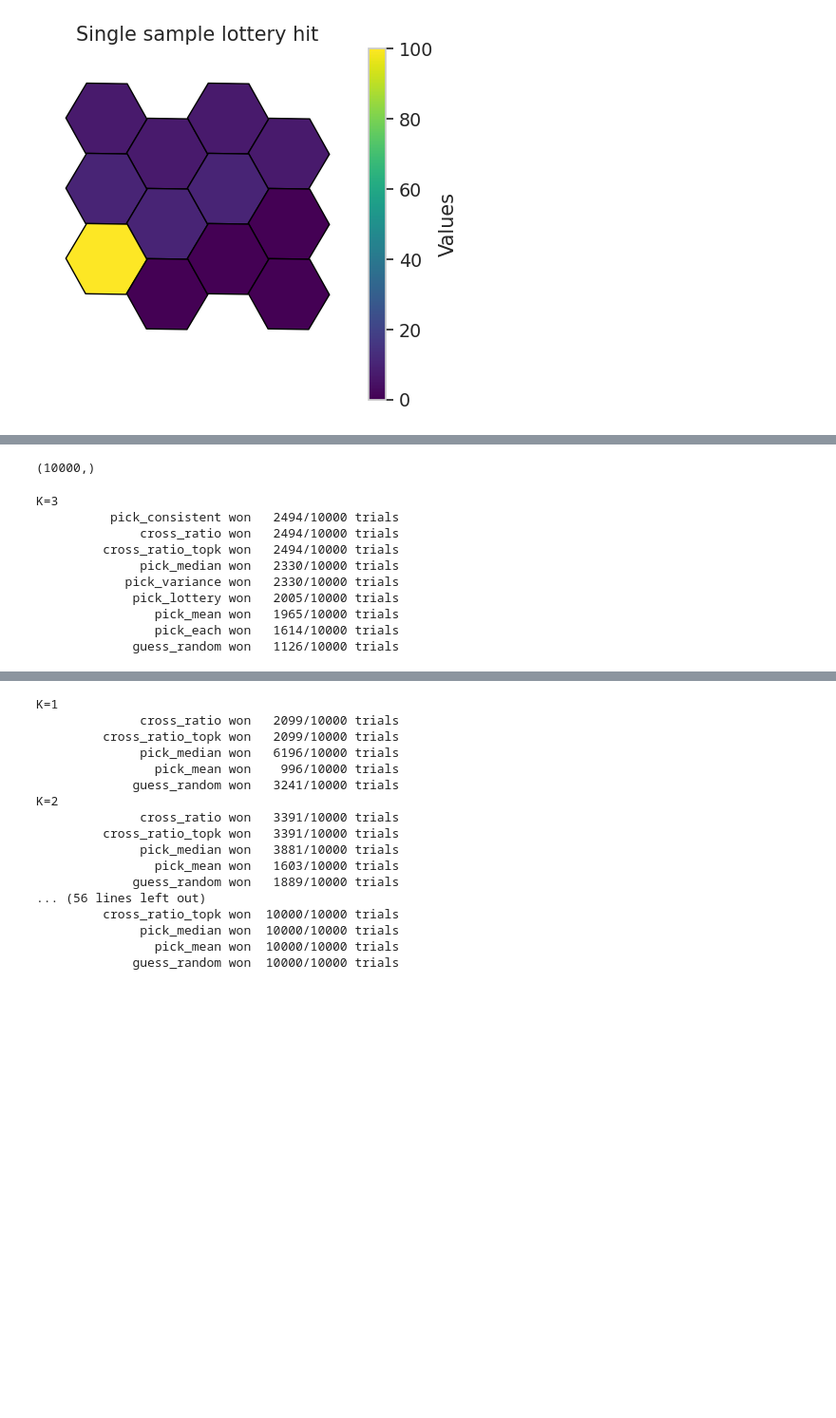
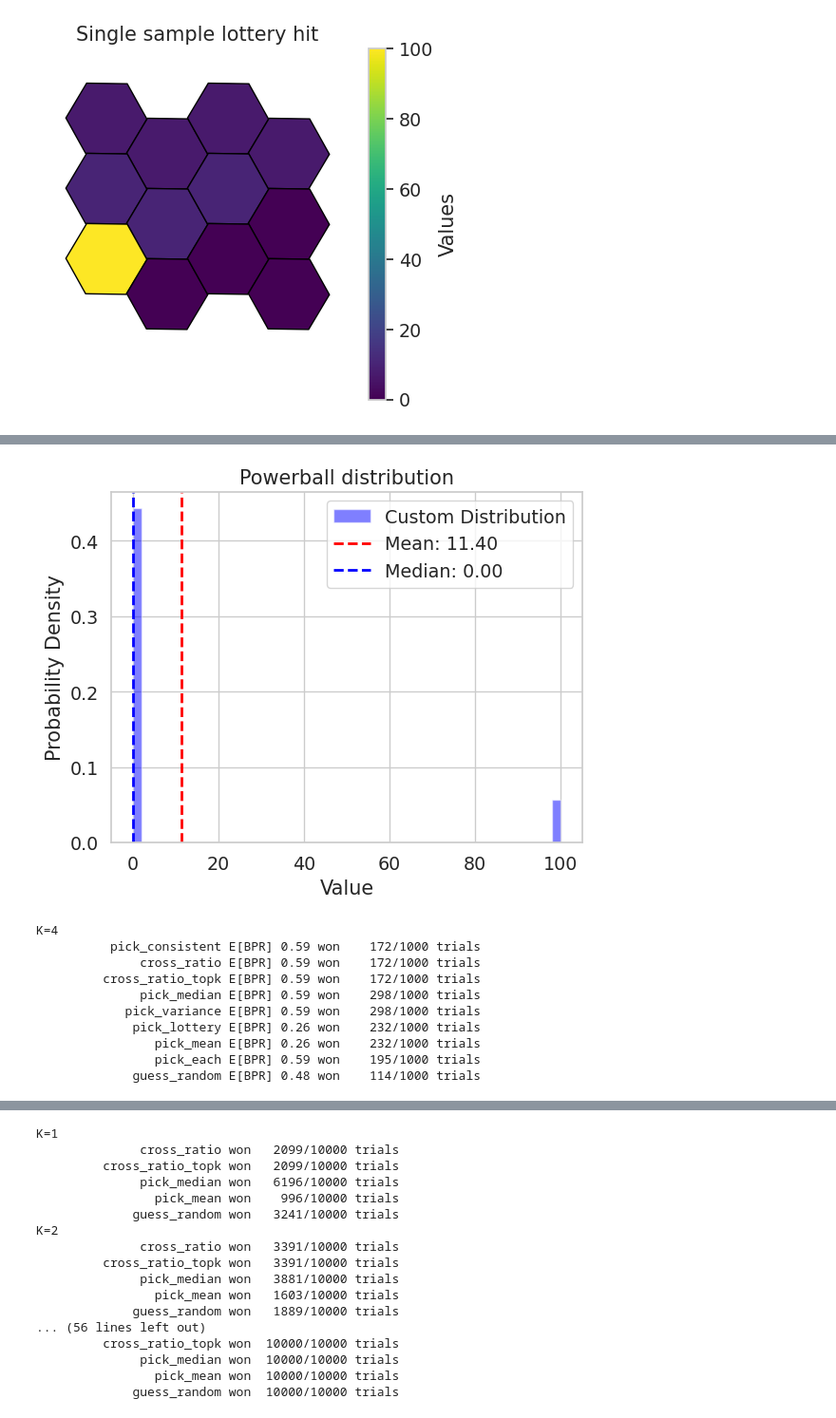
Before and after one commit to kheuton/prob_diff_topk, a Jupyter notebook: synth_data.ipynb, the cells around one changed output, grey strips where cells are left out. Shown at 95% size. Saved outputs shown, nothing was run; the diff lists cells and outputs as text; code cells hidden in the pictures; blank space fills up the shorter version.

```diff
--- a/synth_data.ipynb
+++ b/synth_data.ipynb
@@ -39,2 +46,6 @@ sample_and_plot(dist_N, size=1000, average=False, index=-6, title='Single sample
+# %%
+plot_dist(powerball_4[0], title='Powerball distribution')
+# %% [output]
+[figure, added]
 # %%
 def calc_bpr_many_trials(
@@ -125,19 +139,18 @@ def calc_bpr_many_trials(
 
     return numer_R / denom_R
 # %%
-result = calc_bpr_many_trials(dist_N)
-result.shape
+#result = calc_bpr_many_trials(dist_N)
+#result.shape
-# %% [output]
-(10000,)
 # %%
 mnames = ['pick_consistent','cross_ratio', 'cross_ratio_topk','pick_median','pick_variance','pick_lottery', 'pick_mean', 'pick_each', 'guess_random']
-R = 10000
-K=3
+R = 1000
+S = 1000
+K=4
 
 scores_MR = np.zeros((9, R))
 for mm, method in enumerate(mnames):
     scores_MR[mm] = calc_bpr_many_trials(
-        dist_N, K=K, n_trials=R, strategy=method)
+        dist_N, K=K, n_trials=R, s_samples=S, strategy=method)
 
 winscore_1R = scores_MR.max(axis=0, keepdims=1)
 
@@ -145,15 +158,15 @@ winners_MR = np.abs(scores_MR - winscore_1R) < 0.02
 
 print(f'K={K}')
 for mm, mname in enumerate(mnames):
-    print("%25s won % 6d/%d trials" % (mname, winners_MR[mm].sum(), R))
+    print("%25s E[BPR] %0.2f won % 6d/%d trials" % (mname, scores_MR[mm].mean(), winners_MR[mm].sum(), R))
 # %% [output]
-K=3
-          pick_consistent won   2494/10000 trials
-              cross_ratio won   2494/10000 trials
-         cross_ratio_topk won   2494/10000 trials
-              pick_median won   2330/10000 trials
-            pick_variance won   2330/10000 trials
-             pick_lottery won   2005/10000 trials
-                pick_mean won   1965/10000 trials
-                pick_each won   1614/10000 trials
-             guess_random won   1126/10000 trials
+K=4
+          pick_consistent E[BPR] 0.59 won    172/1000 trials
+              cross_ratio E[BPR] 0.59 won    172/1000 trials
+         cross_ratio_topk E[BPR] 0.59 won    172/1000 trials
+              pick_median E[BPR] 0.59 won    298/1000 trials
+            pick_variance E[BPR] 0.59 won    298/1000 trials
+             pick_lottery E[BPR] 0.26 won    232/1000 trials
+                pick_mean E[BPR] 0.26 won    232/1000 trials
+                pick_each E[BPR] 0.59 won    195/1000 trials
+             guess_random E[BPR] 0.48 won    114/1000 trials
```
Also changed, not shown: parts of 8 cells of this notebook, 1 other file.
